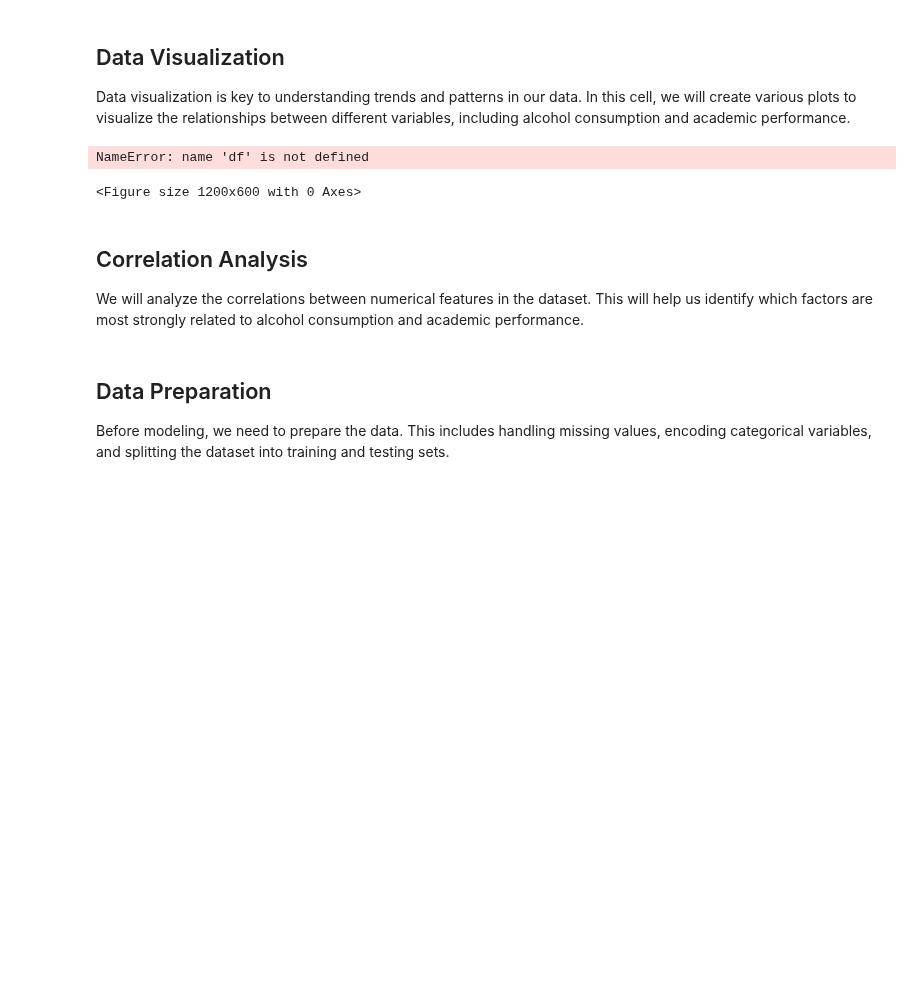
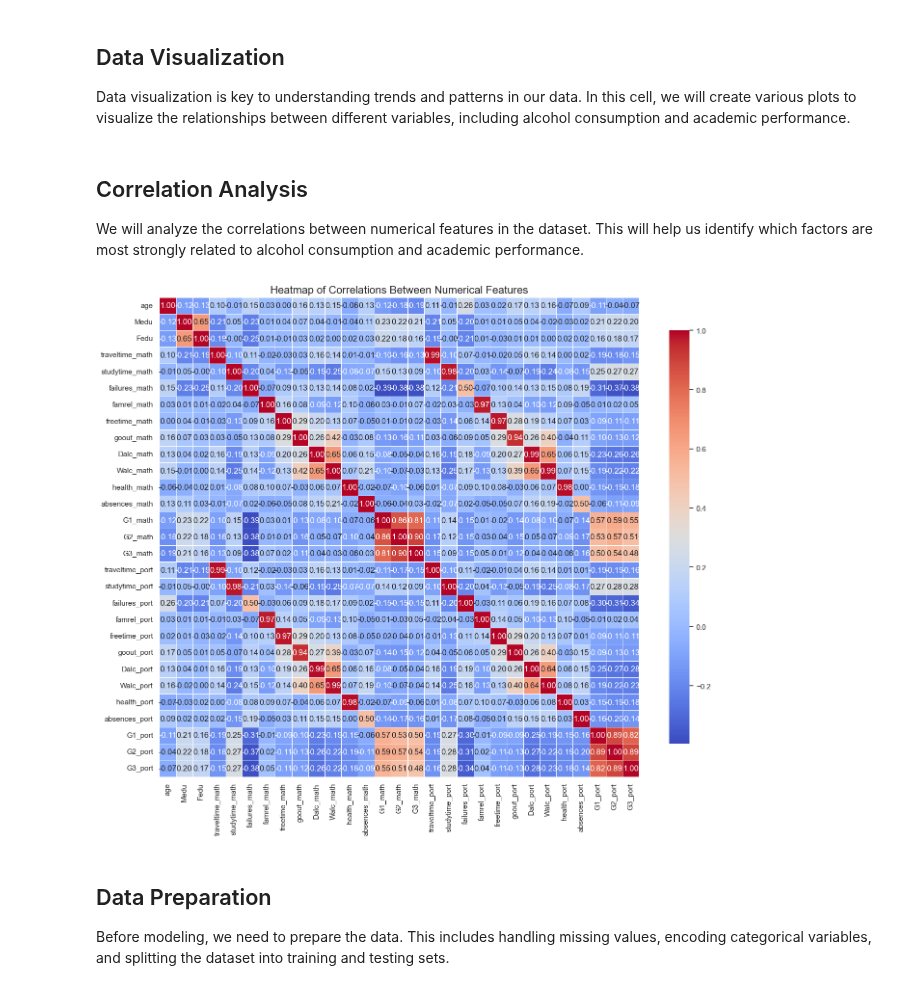
Before and after one commit to richenapedro/Data-Science-Analyst, a Jupyter notebook: Student Alcohol Consumption (EDA)/script/Student Alcohol Consumption.ipynb, the cells around one changed output. Drawn from its saved outputs; the diff is of its cells as text; code cells hidden in the pictures; blank space fills up the shorter version.

```diff
--- a/Student Alcohol Consumption (EDA)/script/Student Alcohol Consumption.ipynb
+++ b/Student Alcohol Consumption (EDA)/script/Student Alcohol Consumption.ipynb
@@ -205,13 +279,10 @@ def plot_violin(alcohol_col, grades_cols, subject, hue_col=None):
         plt.grid()
         plt.show()
 # %%
+# Variables for Mathematics
 math_grades = ['G1_math', 'G2_math', 'G3_math']
-# Chamada da função com uma coluna hue, por exemplo, 'gender'
-plot_violin('Dalc_math', math_grades, 'Math', hue_col='gender')
-plot_violin('Walc_math', math_grades, 'Math', hue_col='gender')
+plot_violin('Dalc_math', math_grades, 'Math', hue_col='sex')
+plot_violin('Walc_math', math_grades, 'Math', hue_col='sex')
-# %% [output]
-NameError: name 'df' is not defined
-<Figure size 1200x600 with 0 Axes>
 # %%
 # Variables for Portuguese
 portuguese_grades = ['G1_port', 'G2_port', 'G3_port']
@@ -220,6 +291,26 @@ plot_violin('Walc_port', portuguese_grades, 'Portuguese')
 # %% [markdown]
 ## Correlation Analysis <a name="correlation-analysis"></a>
 We will analyze the correlations between numerical features in the dataset. This will help us identify which factors are most strongly related to alcohol consumption and academic performance.
+# %%
+# Selecionar apenas colunas numéricas
+numeric_data = combined_data.select_dtypes(include=['number'])
+
+# Calcular a matriz de correlação
+correlation_matrix = numeric_data.corr()
+
+# Configurar o gráfico do mapa de calor
+plt.figure(figsize=(14, 12))  # Ajuste o tamanho conforme necessário
+sns.heatmap(correlation_matrix, annot=True, fmt='.2f', cmap='coolwarm', square=True,
+            cbar_kws={"shrink": .8}, linewidths=.5)
+
+# Configurar título e eixos
+plt.title('Heatmap of Correlations Between Numerical Features', fontsize=16)
+plt.xticks(rotation=90)
+plt.yticks(rotation=0)
+plt.tight_layout()  # Ajusta o layout para evitar sobreposição
+plt.show()
+# %% [output]
+[figure, added]
 # %% [markdown]
 ## Data Preparation <a name="data-preparation"></a>
 Before modeling, we need to prepare the data. This includes handling missing values, encoding categorical variables, and splitting the dataset into training and testing sets.
```
Also changed, not shown: parts of 10 cells of this notebook.
